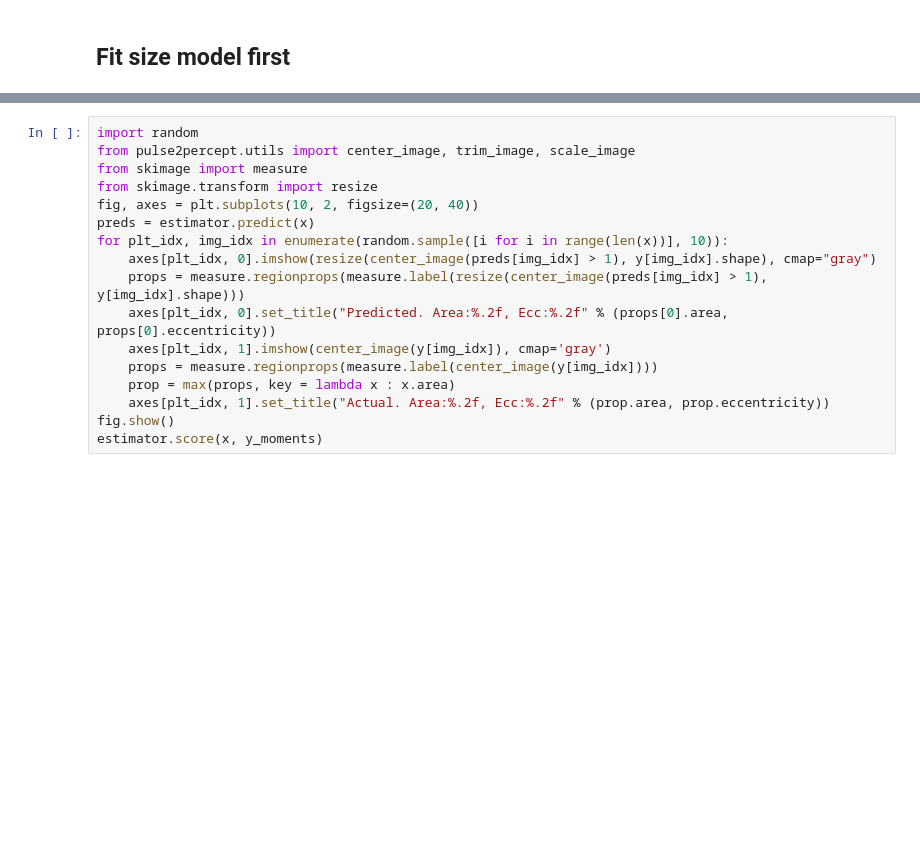
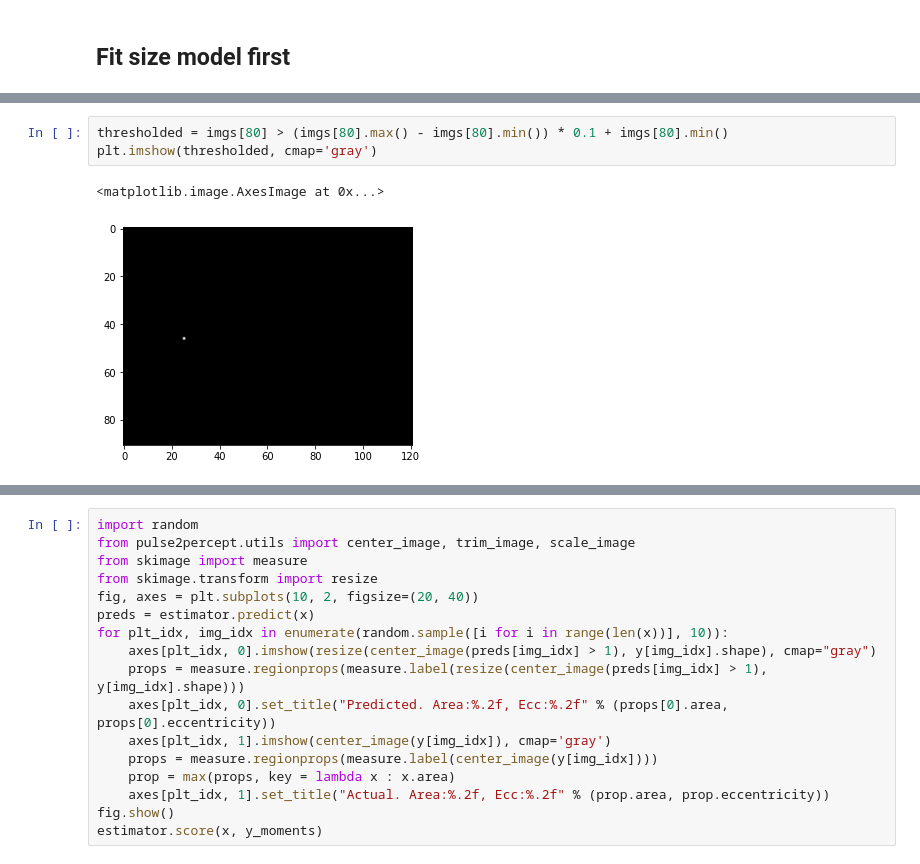
Before and after one commit to bionicvisionlab/shapes, a Jupyter notebook: notebooks/shapes_tester.ipynb, the cells around one changed output, grey strips where cells are left out. Saved outputs shown, nothing was run; the diff lists cells and outputs as text; blank space fills up the shorter version.

```diff
--- a/notebooks/shapes_tester.ipynb
+++ b/notebooks/shapes_tester.ipynb
@@ -259,0 +250,6 @@ score=7.517, rho=175.3, lambda=341.1, a5=0.225, a6=0.719, mses: ['M00: 1.32', 'M
+# %%
+thresholded = imgs[80] > (imgs[80].max() - imgs[80].min()) * 0.1 + imgs[80].min()
+plt.imshow(thresholded, cmap='gray')
+# %% [output]
+<matplotlib.image.AxesImage at 0x...>
+[figure, added]
```
Also changed, not shown: parts of 17 cells of this notebook, 1 other file.
